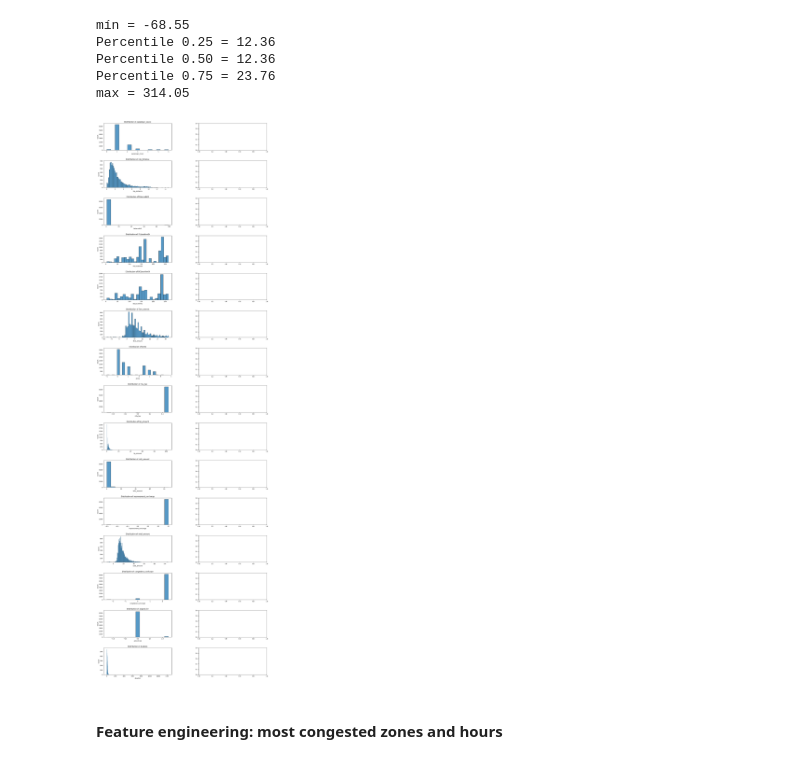
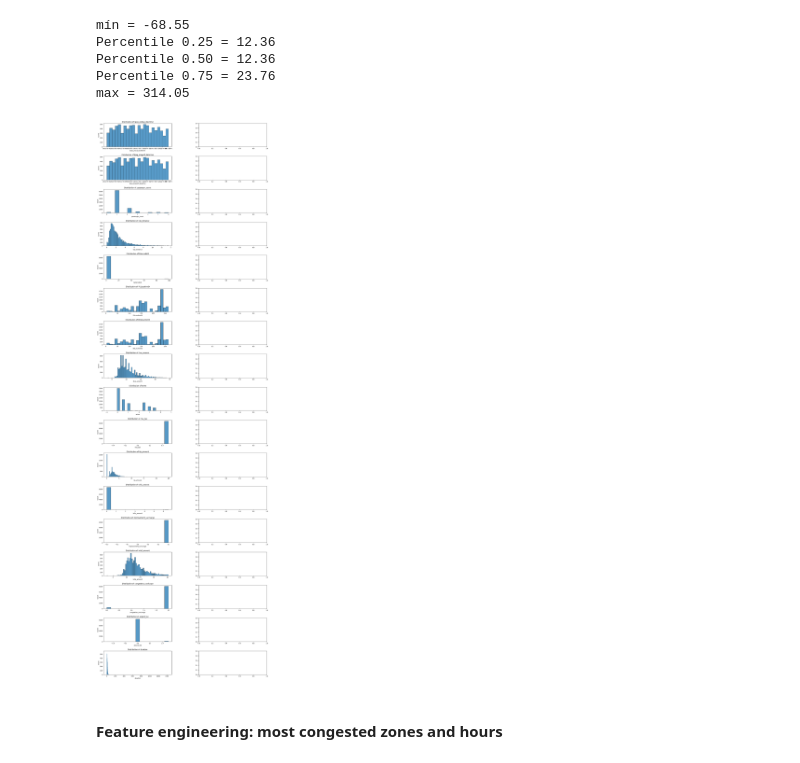
Before and after one commit to andres-mart/FinalProject, a Jupyter notebook: EDA.ipynb, the cells around one changed output. Saved outputs shown, nothing was run; the diff lists cells and outputs as text; code cells hidden in the pictures.

```diff
--- a/EDA.ipynb
+++ b/EDA.ipynb
@@ -192,8 +187,9 @@ round(df_subset.describe(),2)
 # %% [markdown]
 - Plots for numerical variables
 # %%
-string_columns = df_subset.select_dtypes(include='object')
-columns = df_subset.drop(string_columns, axis=1).columns
+#string_columns = df_subset.select_dtypes(include='object')
+columns = df_subset.drop(['store_and_fwd_flag', 'PUZone', 'DOZone', 'PUZone', 'DOZone', 'PULat',
+       'PULong', 'DOLat', 'DOLong'], axis=1).columns
 fig, axes = plt.subplots(nrows=len(columns), ncols=2, figsize=(20,60))
 
 for index, col in enumerate(columns):
@@ -325,25 +427,25 @@ max = 314.05
 # %%
 filtered_df = clean_outliers('total_amount')
 # %%
-
-columns = filtered_df.drop(['PUZone', 'DOZone'], axis=1).columns
+columns = filtered_df.drop(['PUZone', 'DOZone','PULat',
+       'PULong', 'DOLat', 'DOLong'], axis=1).columns
 fig, axes = plt.subplots(nrows=len(columns), ncols=2, figsize=(20,60))
 
 for index, col in enumerate(columns):
   axes[index][0].set_title(f"Distribution of {col}")
   sns.histplot(x=filtered_df[col], ax=axes[index][0])
   #axes[index][1].set_title(f"Distribution of {col}")
   #sns.boxplot(x=filtered_df[col], ax=axes[index][1])
 
 plt.subplots_adjust(left=0.1,
                     bottom=0.1,
                     right=0.9,
                     top=1,
                     wspace=0.4,
                     hspace=0.4)
 plt.show()
 # %% [output]
-[figure, old version]
+[figure, new version]
 # %% [markdown]
 #### Feature engineering: most congested zones and hours
 # %%
```
Also changed, not shown: parts of 56 cells of this notebook.
